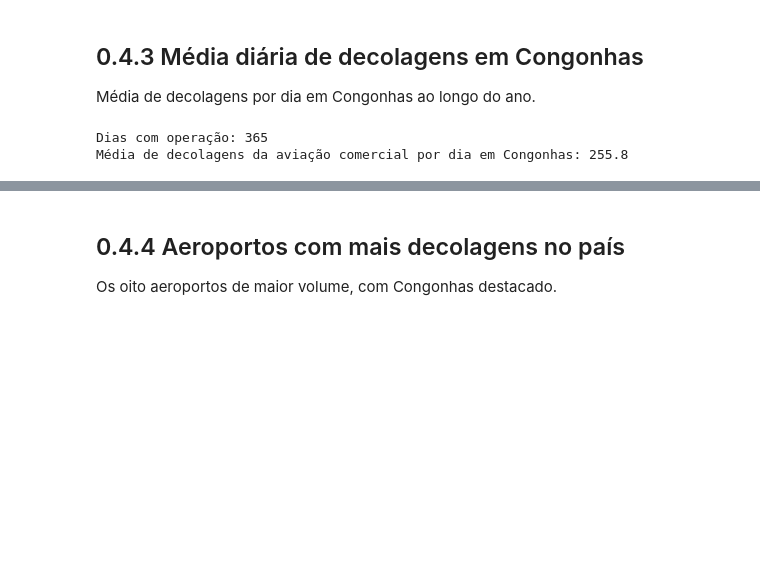
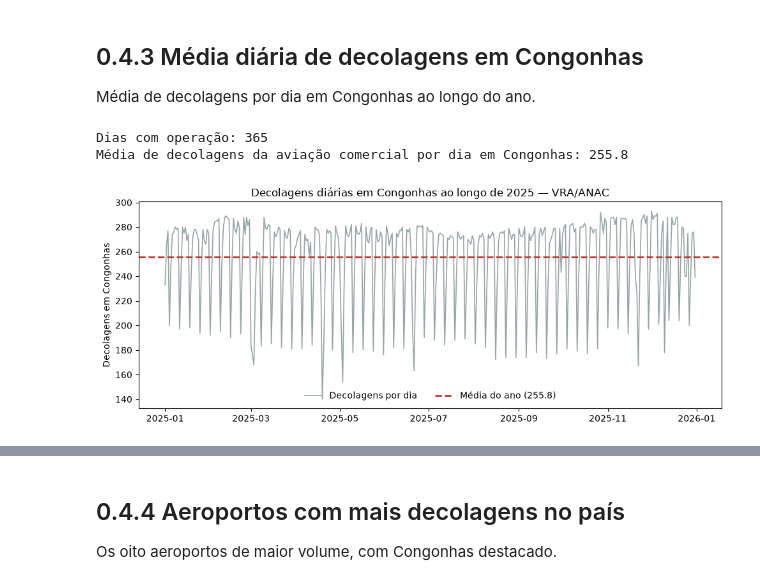
Before and after one commit to FoxMuller/taxi_out_cgh, a Jupyter notebook: 0_4_statisticas_cgh.ipynb, the cells around one changed output, grey strips where cells are left out. Saved outputs shown, nothing was run; the diff lists cells and outputs as text; code cells hidden in the pictures; blank space fills up the shorter version.

```diff
--- a/0_4_statisticas_cgh.ipynb
+++ b/0_4_statisticas_cgh.ipynb
@@ -106,3 +106,23 @@ print(f"Média de decolagens da aviação comercial por dia em Congonhas: {media
 # %% [output]
 Dias com operação: 365
 Média de decolagens da aviação comercial por dia em Congonhas: 255.8
+# %%
+sbsp_por_dia_ts = sbsp_por_dia.copy()
+sbsp_por_dia_ts.index = pd.to_datetime(sbsp_por_dia_ts.index)
+
+fig, ax = plt.subplots(figsize=(10, 4))
+ax.plot(
+    sbsp_por_dia_ts.index, sbsp_por_dia_ts.values,
+    color="#95a5a6", linewidth=1.2, label="Decolagens por dia",
+)
+ax.axhline(
+    media_dia, color="#c0392b", linewidth=2, linestyle="--",
+    label=f"Média do ano ({media_dia:.1f})",
+)
+ax.set_ylabel("Decolagens em Congonhas")
+ax.set_title("Decolagens diárias em Congonhas ao longo de 2025 — VRA/ANAC")
+ax.legend(loc="lower center", ncol=2, frameon=False)
+plt.tight_layout()
+plt.show()
+# %% [output]
+[figure, added]
```
Also changed, not shown: parts of 1 cell of this notebook.
